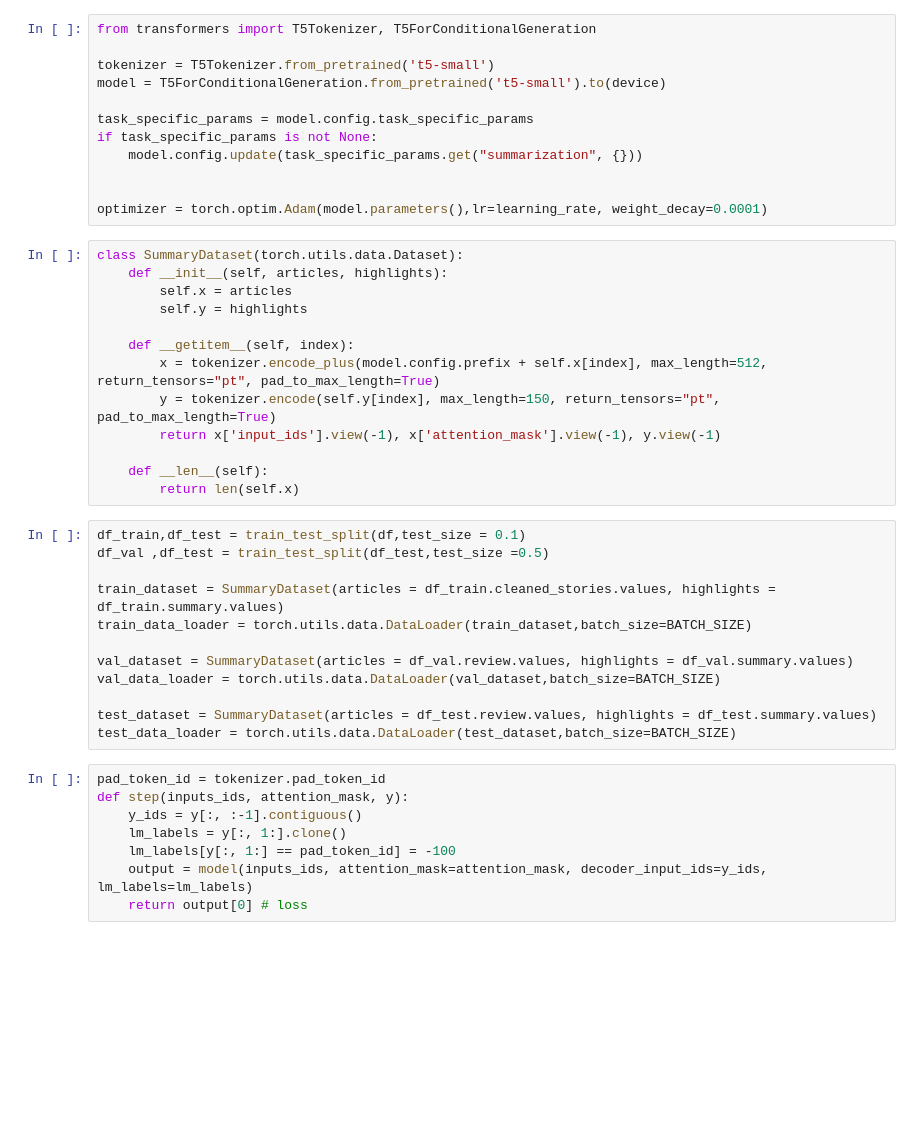
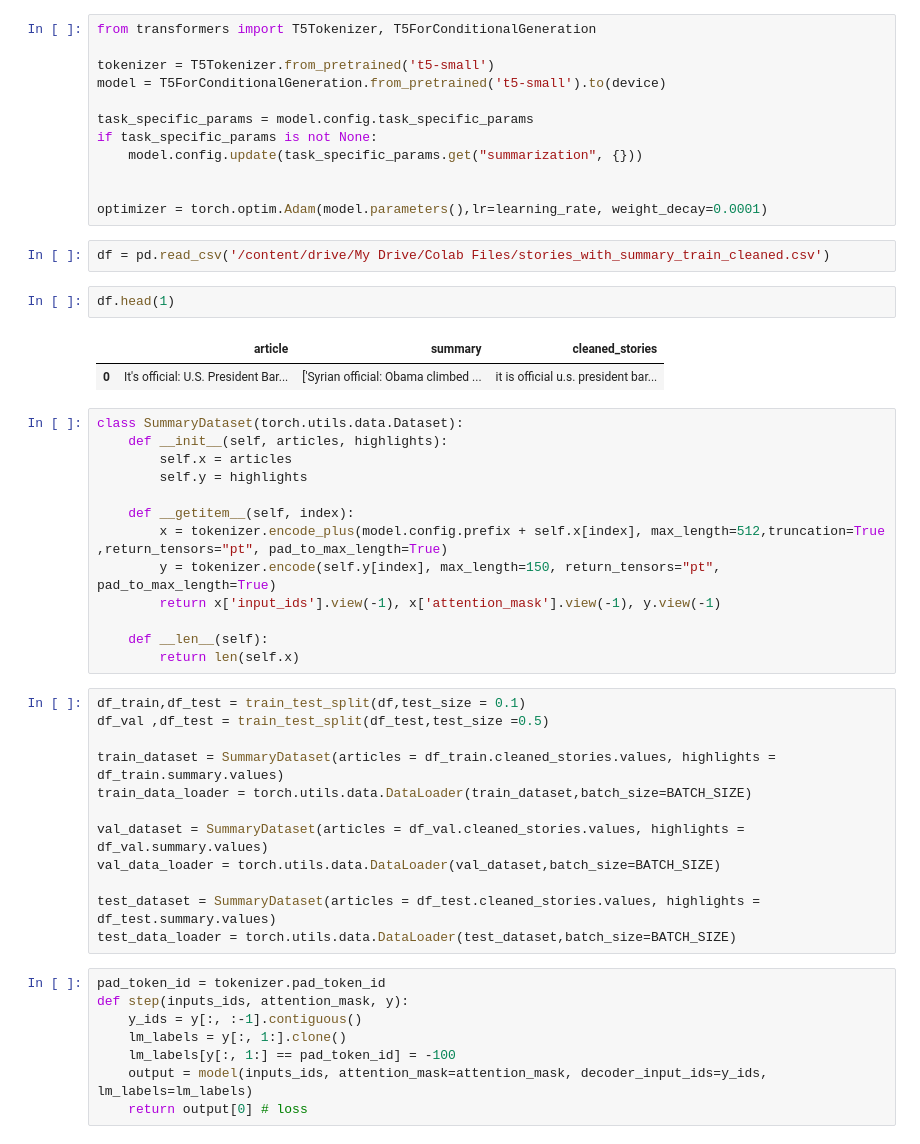
Before and after one commit to subhasisj/Text-Summarization, a Jupyter notebook: Notebooks/T5_Transformer_FineTuning.ipynb, the cells around one changed output. Saved outputs shown, nothing was run; the diff lists cells and outputs as text; blank space fills up the shorter version.

```diff
--- a/Notebooks/T5_Transformer_FineTuning.ipynb
+++ b/Notebooks/T5_Transformer_FineTuning.ipynb
@@ -22,6 +48,13 @@ if task_specific_params is not None:
 
 
 optimizer = torch.optim.Adam(model.parameters(),lr=learning_rate, weight_decay=0.0001)
+# %%
+df = pd.read_csv('/content/drive/My Drive/Colab Files/stories_with_summary_train_cleaned.csv')
+# %%
+df.head(1)
+# %% [output]
+|  | article | summary | cleaned_stories |
+| 0 | It's official: U.S. President Bar... | ['Syrian official: Obama climbed ... | it is official u.s. president bar... |
 # %%
 class SummaryDataset(torch.utils.data.Dataset):
     def __init__(self, articles, highlights):
@@ -29,7 +62,7 @@ class SummaryDataset(torch.utils.data.Dataset):
         self.y = highlights
 
     def __getitem__(self, index):
-        x = tokenizer.encode_plus(model.config.prefix + self.x[index], max_length=512, return_tensors="pt", pad_to_max_length=True)
+        x = tokenizer.encode_plus(model.config.prefix + self.x[index], max_length=512,truncation=True ,return_tensors="pt", pad_to_max_length=True)
         y = tokenizer.encode(self.y[index], max_length=150, return_tensors="pt", pad_to_max_length=True)
         return x['input_ids'].view(-1), x['attention_mask'].view(-1), y.view(-1)
 
@@ -42,10 +75,10 @@ df_val ,df_test = train_test_split(df_test,test_size =0.5)
 train_dataset = SummaryDataset(articles = df_train.cleaned_stories.values, highlights = df_train.summary.values)
 train_data_loader = torch.utils.data.DataLoader(train_dataset,batch_size=BATCH_SIZE)
 
-val_dataset = SummaryDataset(articles = df_val.review.values, highlights = df_val.summary.values)
+val_dataset = SummaryDataset(articles = df_val.cleaned_stories.values, highlights = df_val.summary.values)
 val_data_loader = torch.utils.data.DataLoader(val_dataset,batch_size=BATCH_SIZE)
 
-test_dataset = SummaryDataset(articles = df_test.review.values, highlights = df_test.summary.values)
+test_dataset = SummaryDataset(articles = df_test.cleaned_stories.values, highlights = df_test.summary.values)
 test_data_loader = torch.utils.data.DataLoader(test_dataset,batch_size=BATCH_SIZE)
 # %%
 pad_token_id = tokenizer.pad_token_id
```
Also changed, not shown: parts of 6 cells of this notebook.
